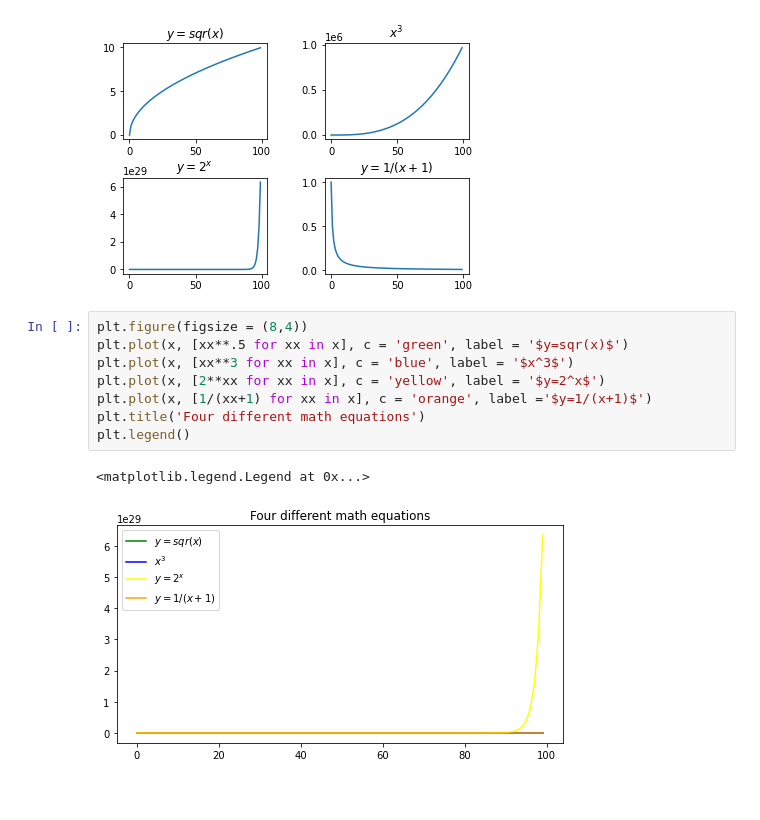
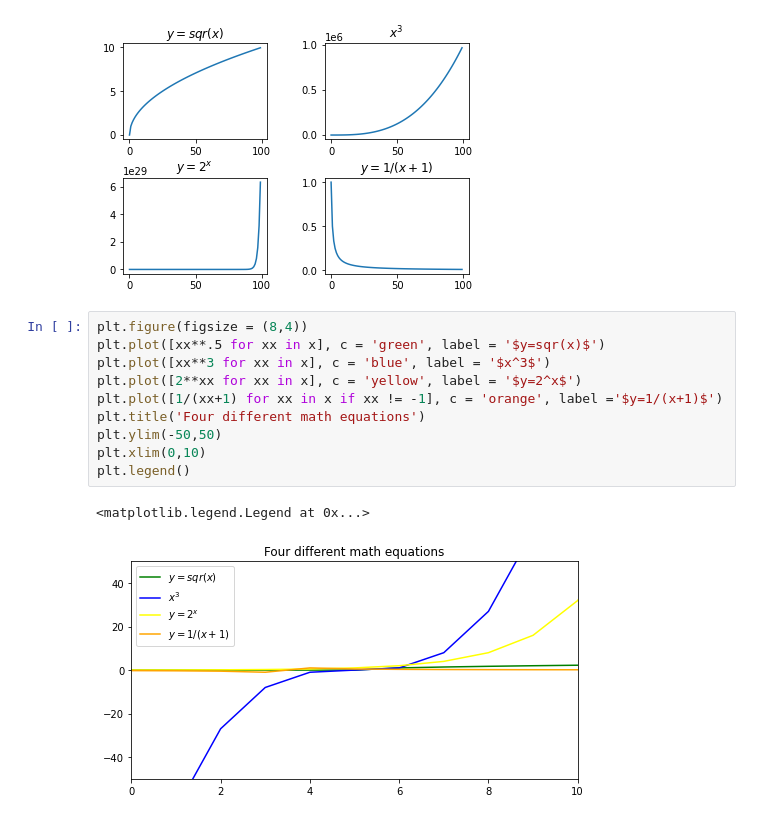
Before and after one commit to richie-p-meyer/numpy-pandas-visualization-exercises, a Jupyter notebook: matplotlib_exercises.ipynb, the cells around one changed output. Drawn from its saved outputs; the diff is of its cells as text.

```diff
--- a/matplotlib_exercises.ipynb
+++ b/matplotlib_exercises.ipynb
@@ -70,12 +70,14 @@ plt.subplots_adjust(left=0.1,
 [figure]
 # %%
 plt.figure(figsize = (8,4))
-plt.plot(x, [xx**.5 for xx in x], c = 'green', label = '$y=sqr(x)$')
-plt.plot(x, [xx**3 for xx in x], c = 'blue', label = '$x^3$')
-plt.plot(x, [2**xx for xx in x], c = 'yellow', label = '$y=2^x$')
-plt.plot(x, [1/(xx+1) for xx in x], c = 'orange', label ='$y=1/(x+1)$')
+plt.plot([xx**.5 for xx in x], c = 'green', label = '$y=sqr(x)$')
+plt.plot([xx**3 for xx in x], c = 'blue', label = '$x^3$')
+plt.plot([2**xx for xx in x], c = 'yellow', label = '$y=2^x$')
+plt.plot([1/(xx+1) for xx in x if xx != -1], c = 'orange', label ='$y=1/(x+1)$')
 plt.title('Four different math equations')
+plt.ylim(-50,50)
+plt.xlim(0,10)
 plt.legend()
 # %% [output]
 <matplotlib.legend.Legend at 0x...>
-[figure, old version]
+[figure, new version]
```
Also changed, not shown: parts of 5 cells of this notebook.
